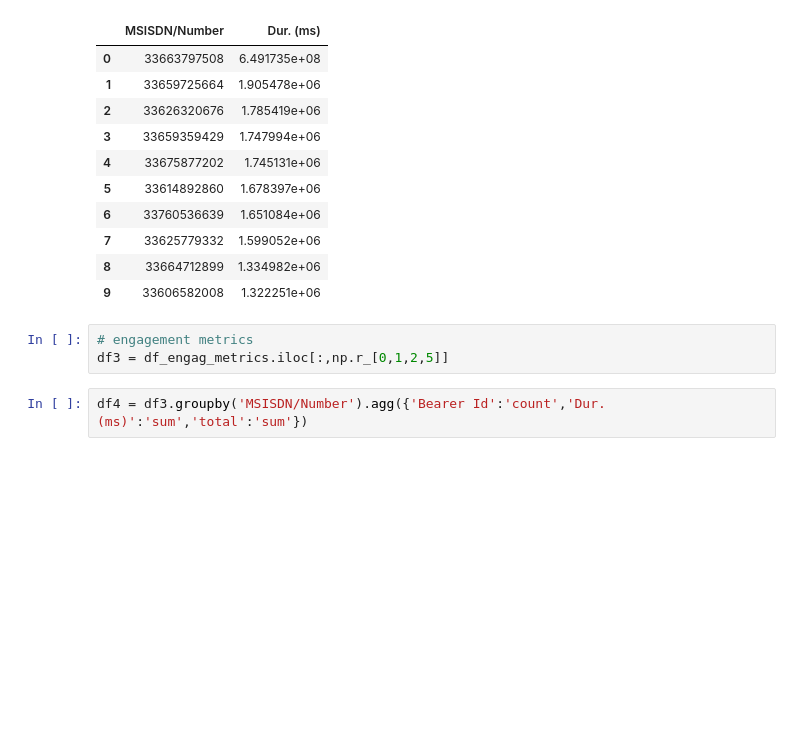
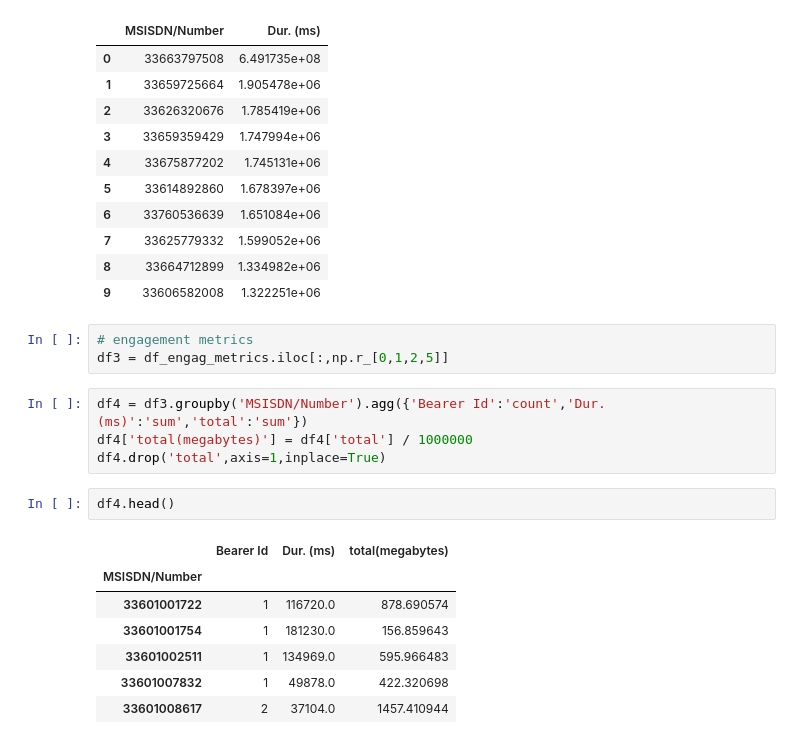
Before and after one commit to skevin-dev/telecommunication_user_analytics, a Jupyter notebook: notebooks/Engagement_analyses.ipynb, the cells around one changed output. Saved outputs shown, nothing was run; the diff lists cells and outputs as text; blank space fills up the shorter version.

```diff
--- a/notebooks/Engagement_analyses.ipynb
+++ b/notebooks/Engagement_analyses.ipynb
@@ -120,5 +121,17 @@ df_engag_metrics.iloc[:,np.r_[1,2]].groupby('MSISDN/Number').agg({'Dur. (ms)':'s
 df3 = df_engag_metrics.iloc[:,np.r_[0,1,2,5]]
 # %%
 df4 = df3.groupby('MSISDN/Number').agg({'Bearer Id':'count','Dur. (ms)':'sum','total':'sum'})
+df4['total(megabytes)'] = df4['total'] / 1000000
+df4.drop('total',axis=1,inplace=True)
+# %%
+df4.head()
+# %% [output]
+|  | Bearer Id | Dur. (ms) | total(megabytes) |
+| MSISDN/Number |  |  |  |
+| 33601001722 | 1 | 116720.0 | 878.690574 |
+| 33601001754 | 1 | 181230.0 | 156.859643 |
+| 33601002511 | 1 | 134969.0 | 595.966483 |
+| 33601007832 | 1 | 49878.0 | 422.320698 |
+| 33601008617 | 2 | 37104.0 | 1457.410944 |
 # %%
 #normalize
```
Also changed, not shown: parts of 9 cells of this notebook.
